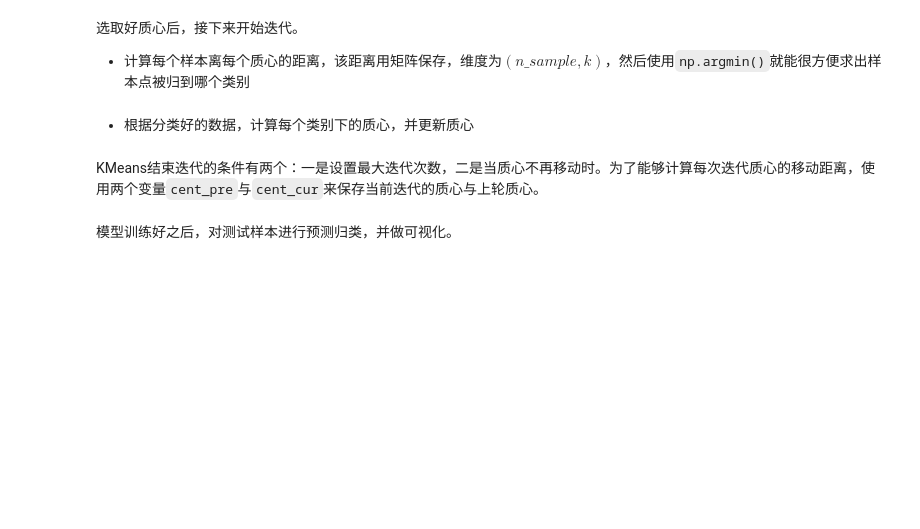
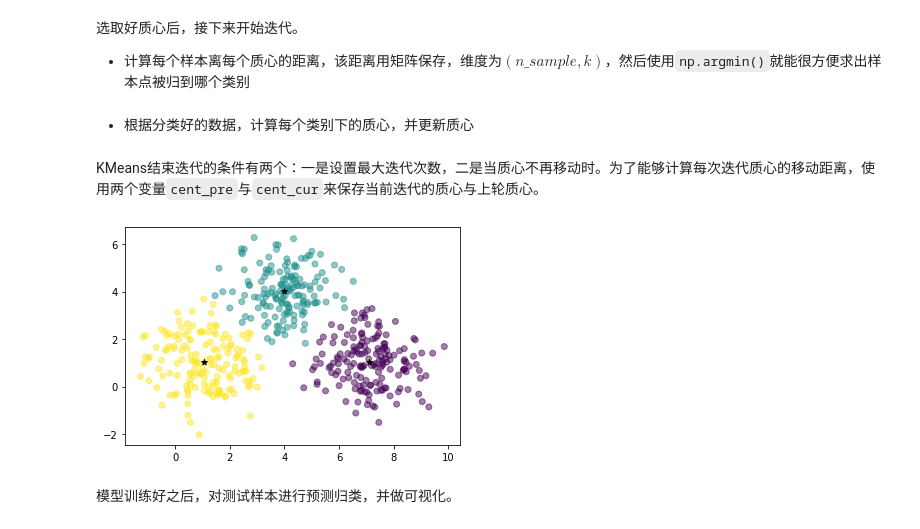
Before and after one commit to Daya-Jin/ML_for_learner, a Jupyter notebook: cluster/KMeans.ipynb, the cells around one changed output. Drawn from its saved outputs; the diff is of its cells as text; code cells hidden in the pictures; blank space fills up the shorter version.

````diff
--- a/cluster/KMeans.ipynb
+++ b/cluster/KMeans.ipynb
@@ -48,41 +54,41 @@ X_train,X_test=train_test_split(data,test_size=0.2)
 # %% [markdown]
 KMeans结束迭代的条件有两个：一是设置最大迭代次数，二是当质心不再移动时。为了能够计算每次迭代质心的移动距离，使用两个变量```cent_pre```与```cent_cur```来保存当前迭代的质心与上轮质心。
 # %%
-# clusters = np.zeros(n_sample)    # 每个样本都对应一个类，相当于Y
-# dist = np.zeros((n_sample, k))    # 每个样本对每个质心都有一个距离
+clusters = np.zeros(n_sample)    # 每个样本都对应一个类，相当于Y
+dist = np.zeros((n_sample, k))    # 每个样本对每个质心都有一个距离
 
-# from copy import deepcopy
-# cent_pre = np.zeros(centers.shape)
-# cent_cur = gen_center(X_train,k)
-# cent_move = np.linalg.norm(cent_cur-cent_pre)    # 每轮迭代后质心的移动距离
+from copy import deepcopy
+cent_pre = np.zeros(centers.shape)
+cent_cur = gen_center(X_train,k)
+cent_move = np.linalg.norm(cent_cur-cent_pre)    # 每轮迭代后质心的移动距离
 
-# epsilon = 1e-3    # 质心需要移动的最小距离
-# epoch = 0    # 当前迭代次数
-# max_iter = 50    # 最大迭代次数
-# while epoch < max_iter and cent_move > epsilon:
-#     epoch += 1
+epsilon = 1e-3    # 质心需要移动的最小距离
+epoch = 0    # 当前迭代次数
+max_iter = 50    # 最大迭代次数
+while epoch < max_iter and cent_move > epsilon:
+    epoch += 1
 
-#     # 首先计算每个样本离每个质心的距离
-#     for i in range(k):
-#         dist[:, i] = np.linalg.norm(X_train-cent_cur[i], axis=1)
+    # 首先计算每个样本离每个质心的距离
+    for i in range(k):
+        dist[:, i] = np.linalg.norm(X_train-cent_cur[i], axis=1)
 
-#     # 样本对应的类别为距离最近的质心
-#     clusters = np.argmin(dist, axis=1)
+    # 样本对应的类别为距离最近的质心
+    clusters = np.argmin(dist, axis=1)
 
-#     cent_pre = deepcopy(cent_cur)
+    cent_pre = deepcopy(cent_cur)
 
-#     # 计算每个类别下的均值坐标，更新质心
-#     for i in range(k):
-#         cent_cur[i] = np.mean(X_train[clusters == i], axis=0)
+    # 计算每个类别下的均值坐标，更新质心
+    for i in range(k):
+        cent_cur[i] = np.mean(X_train[clusters == i], axis=0)
 
-#     cent_move = np.linalg.norm(cent_cur-cent_pre)
+    cent_move = np.linalg.norm(cent_cur-cent_pre)
 
-# print(cent_cur)
-
-# plt.clf()
-# plt.scatter(X_train[:, 0], X_train[:, 1], alpha=0.5, c=clusters)
-# plt.scatter(cent_cur[:, 0], cent_cur[:, 1], marker='*', c='k')
-# plt.show()
+plt.clf()
+plt.scatter(X_train[:, 0], X_train[:, 1], alpha=0.5, c=clusters)
+plt.scatter(cent_cur[:, 0], cent_cur[:, 1], marker='*', c='k')
+plt.show()
+# %% [output]
+[figure, added]
 # %% [markdown]
 模型训练好之后，对测试样本进行预测归类，并做可视化。
 # %%
````
Also changed, not shown: parts of 5 cells of this notebook, 8 other files.
